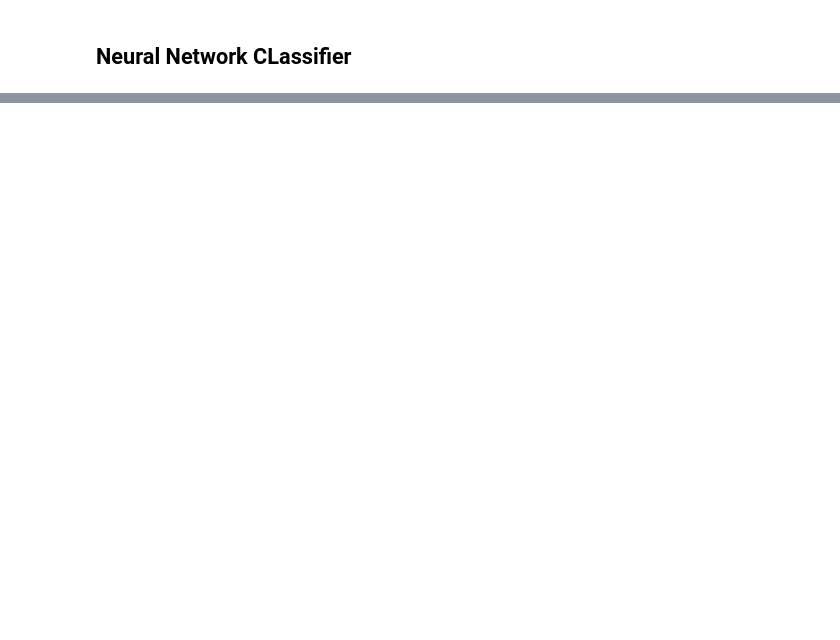
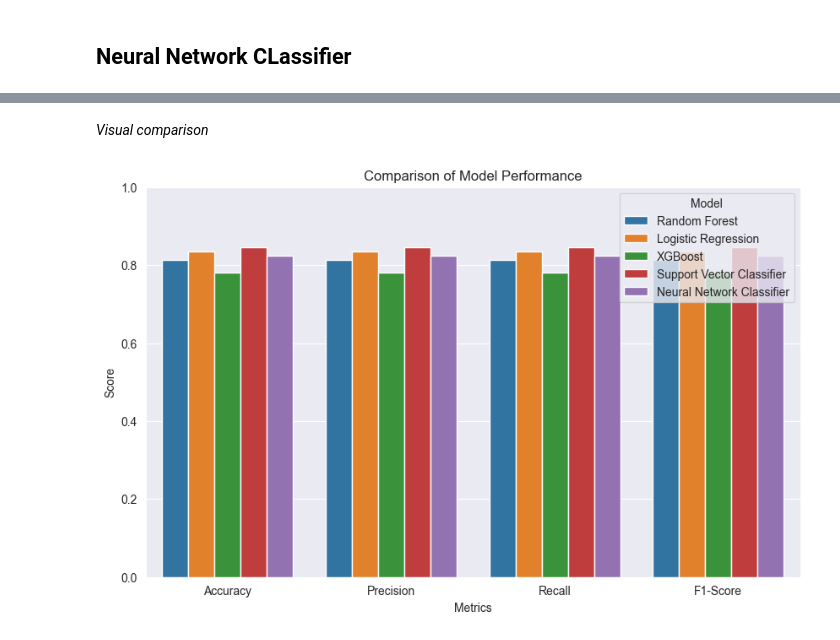
Before and after one commit to Poliaboy/PfDa_Project_S7, a Jupyter notebook: playground.ipynb, the cells around one changed output, grey strips where cells are left out. Drawn from its saved outputs; the diff is of its cells as text; code cells hidden in the pictures; blank space fills up the shorter version.

```diff
--- a/playground.ipynb
+++ b/playground.ipynb
@@ -401,0 +505,9 @@ Accuracy on Test data:  78.02197802197803
+# %%
+# Generate classification reports for each model
+reports = {
+    'Random Forest': classification_report(y_test, y_pred_random_forest, output_dict=True),
+    'Logistic Regression': classification_report(y_test, X_test_prediction_LR, output_dict=True),
+    'XGBoost': classification_report(y_test, X_test_prediction_XGB, output_dict=True),
+    'Support Vector Classifier': classification_report(y_test, X_test_prediction_SVC, output_dict=True),
+    'Neural Network Classifier': classification_report(y_test, y_pred_NNC, output_dict=True)
+}
@@ -401,0 +571,28 @@ Accuracy on Test data:  78.02197802197803
+# %% [markdown]
+*Visual comparison*
+# %%
+# Extracting metrics
+metrics_data = []
+for model, report in reports.items():
+    metrics_data.append({
+        'Model': model,
+        'Accuracy': report['accuracy'],
+        'Precision': report['weighted avg']['precision'],
+        'Recall': report['weighted avg']['recall'],
+        'F1-Score': report['weighted avg']['f1-score']
+    })
+
+# Convert to DataFrame
+metrics_df = pd.DataFrame(metrics_data)
+# Melting the DataFrame to make it suitable for sns.barplot
+metrics_df_melted = metrics_df.melt('Model', var_name='Metrics', value_name='Values')
+
+# Plotting
+plt.figure(figsize=(10, 6))
+sns.barplot(x='Metrics', y='Values', hue='Model', data=metrics_df_melted)
+plt.title('Comparison of Model Performance')
+plt.ylabel('Score')
+plt.ylim(0, 1)  # Assuming the metrics are between 0 and 1
+plt.show()
+# %% [output]
+[figure, added]
```
Also changed, not shown: parts of 27 cells of this notebook.
